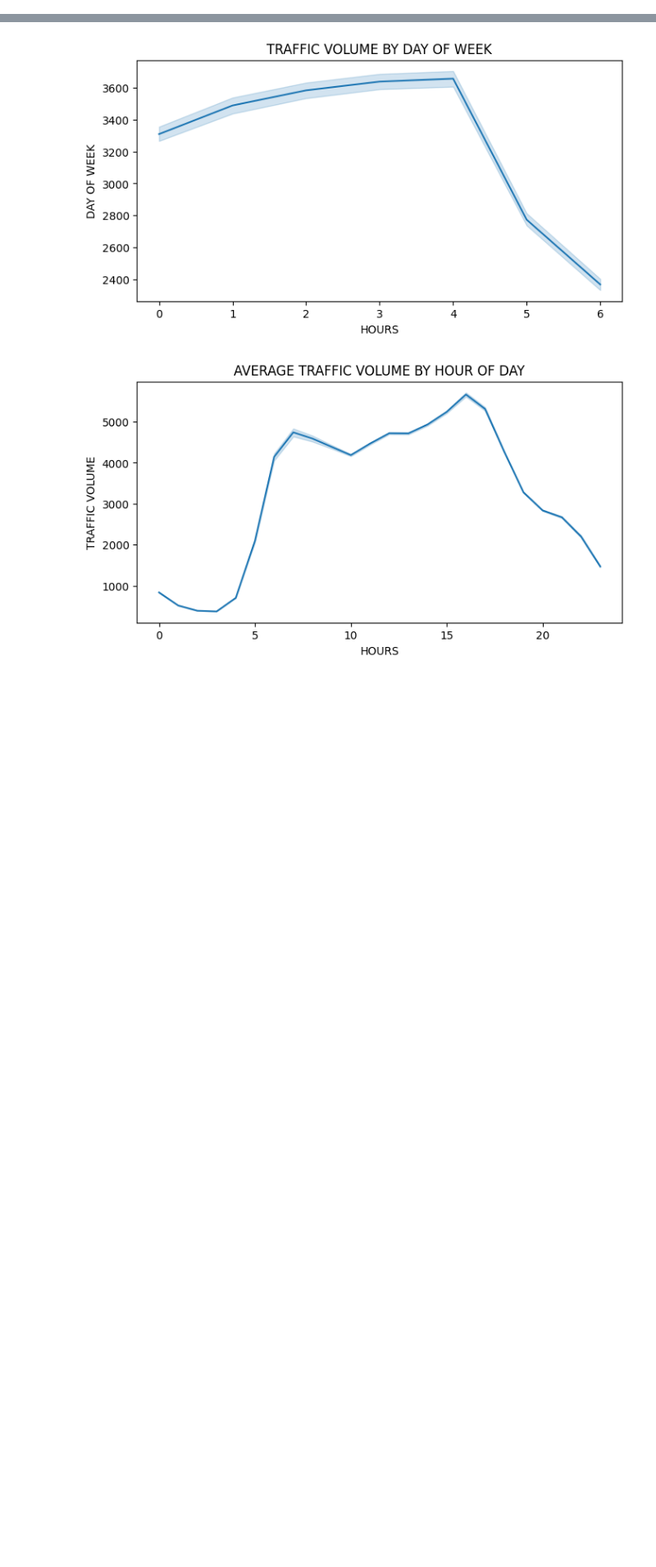
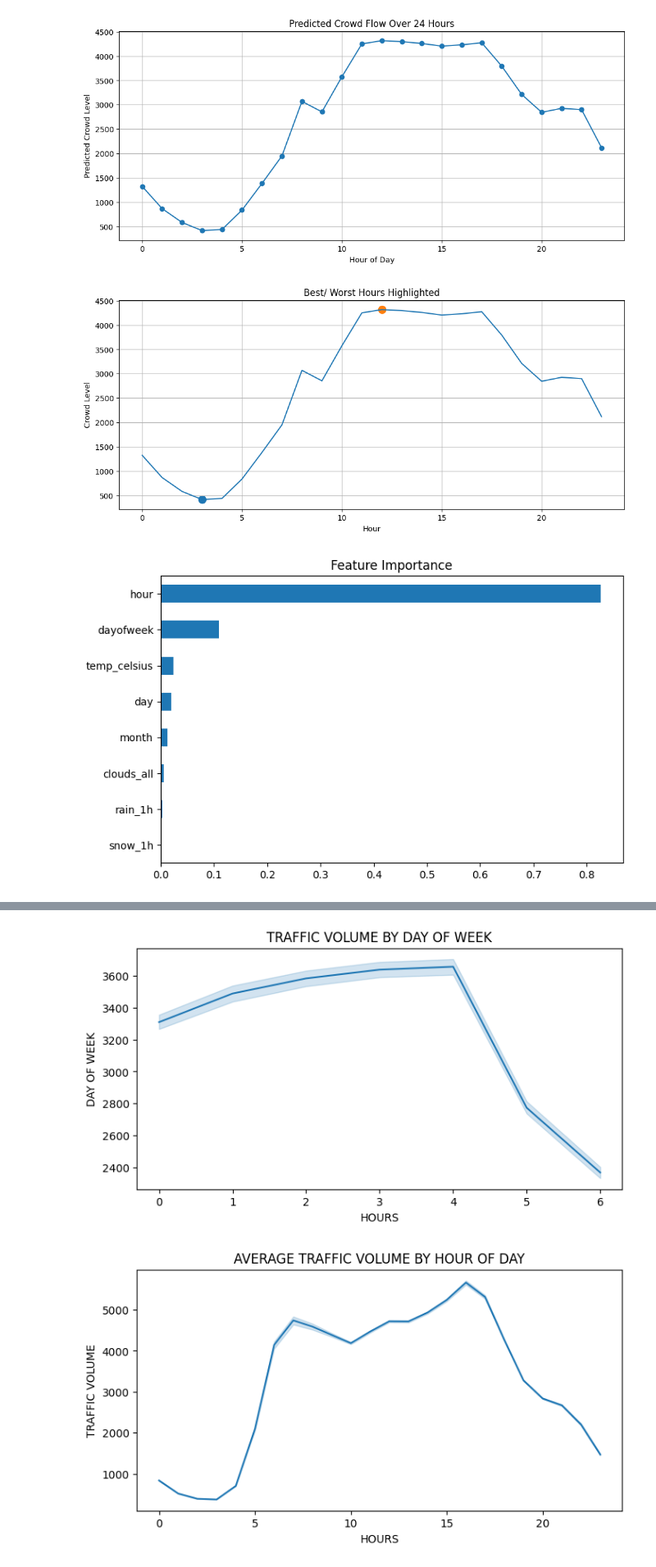
Before and after one commit to DarshiniSivakumar/CROWD_FLOW_FAIRNESS_PROJECT, a Jupyter notebook: CrowdFlowFairness_Project.ipynb, the cells around one changed output, grey strips where cells are left out. Shown at 82% size. Drawn from its saved outputs; the diff is of its cells as text; code cells hidden in the pictures; blank space fills up the shorter version.

```diff
--- a/CrowdFlowFairness_Project.ipynb
+++ b/CrowdFlowFairness_Project.ipynb
@@ -1,2 +1,34 @@
 # %% [markdown]
 <a href="https://colab.research.google.com/github/DarshiniSivakumar/CROWD_FLOW_FAIRNESS_PROJECT/blob/main/CrowdFlowFairness_Project.ipynb" target="_parent"><img src="https://colab.research.google.com/assets/colab-badge.svg" alt="Open In Colab"/></a>
+# %%
+import matplotlib.pyplot as plt
+
+plt.figure(figsize=(12,5))
+plt.plot(day_profile["hour"], day_profile["predicted_crowd"], marker='o')
+plt.title("Predicted Crowd Flow Over 24 Hours")
+plt.xlabel("Hour of Day")
+plt.ylabel("Predicted Crowd Level")
+plt.grid(True)
+plt.show()
+best_hour = day_profile.loc[day_profile['predicted_crowd'].idxmin(), 'hour']
+worst_hour = day_profile.loc[day_profile['predicted_crowd'].idxmax(), 'hour']
+
+plt.figure(figsize=(12,5))
+plt.plot(day_profile["hour"], day_profile["predicted_crowd"])
+plt.scatter(best_hour, day_profile['predicted_crowd'].min(), s=100)
+plt.scatter(worst_hour, day_profile['predicted_crowd'].max(), s=100)
+
+plt.title("Best/ Worst Hours Highlighted")
+plt.xlabel("Hour")
+plt.ylabel("Crowd Level")
+plt.grid(True)
+plt.show()
+import seaborn as sns
+importance = pd.Series(best_model.feature_importances_, index=X.columns)
+importance.sort_values().plot(kind='barh', figsize=(8,5))
+plt.title("Feature Importance")
+plt.show()
+# %% [output]
+[figure, added]
+[figure, added]
+[figure, added]
```
Also changed, not shown: parts of 22 cells of this notebook.
